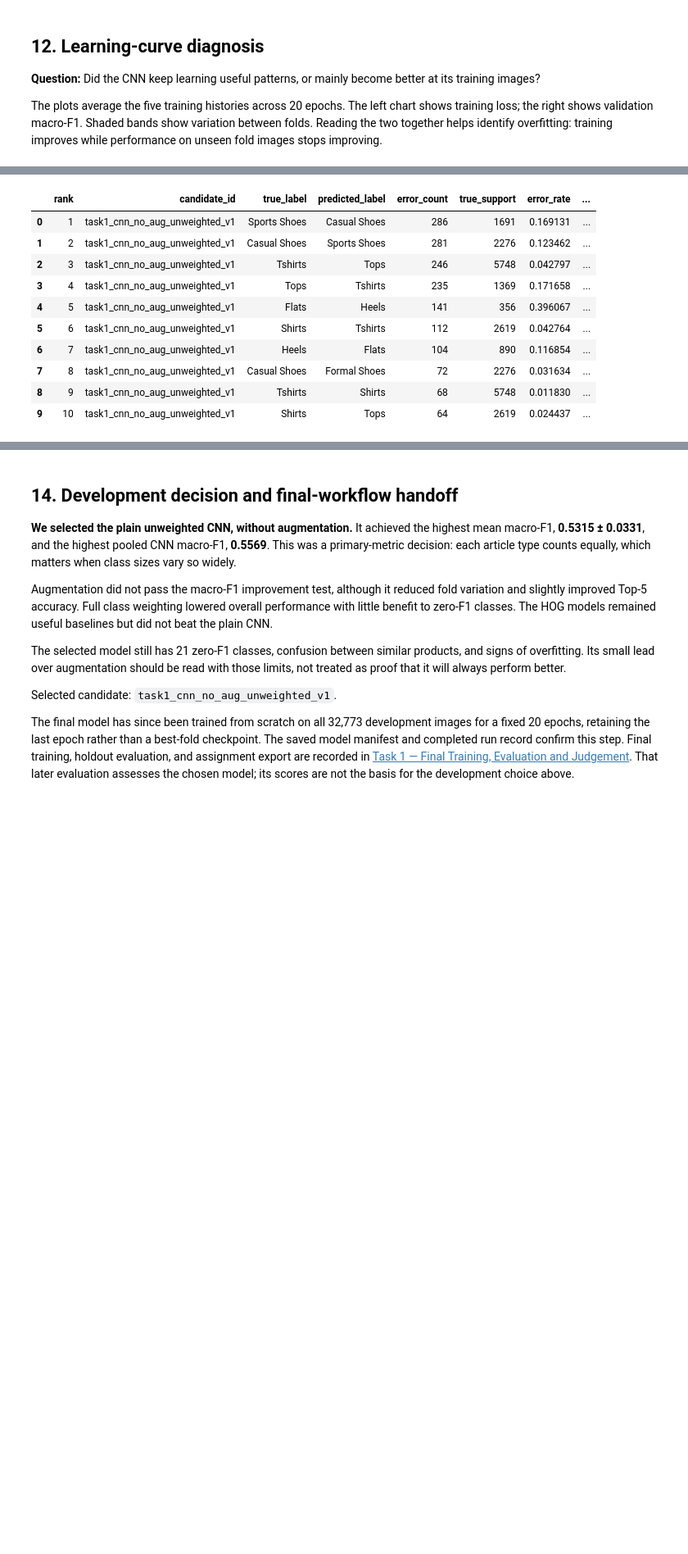
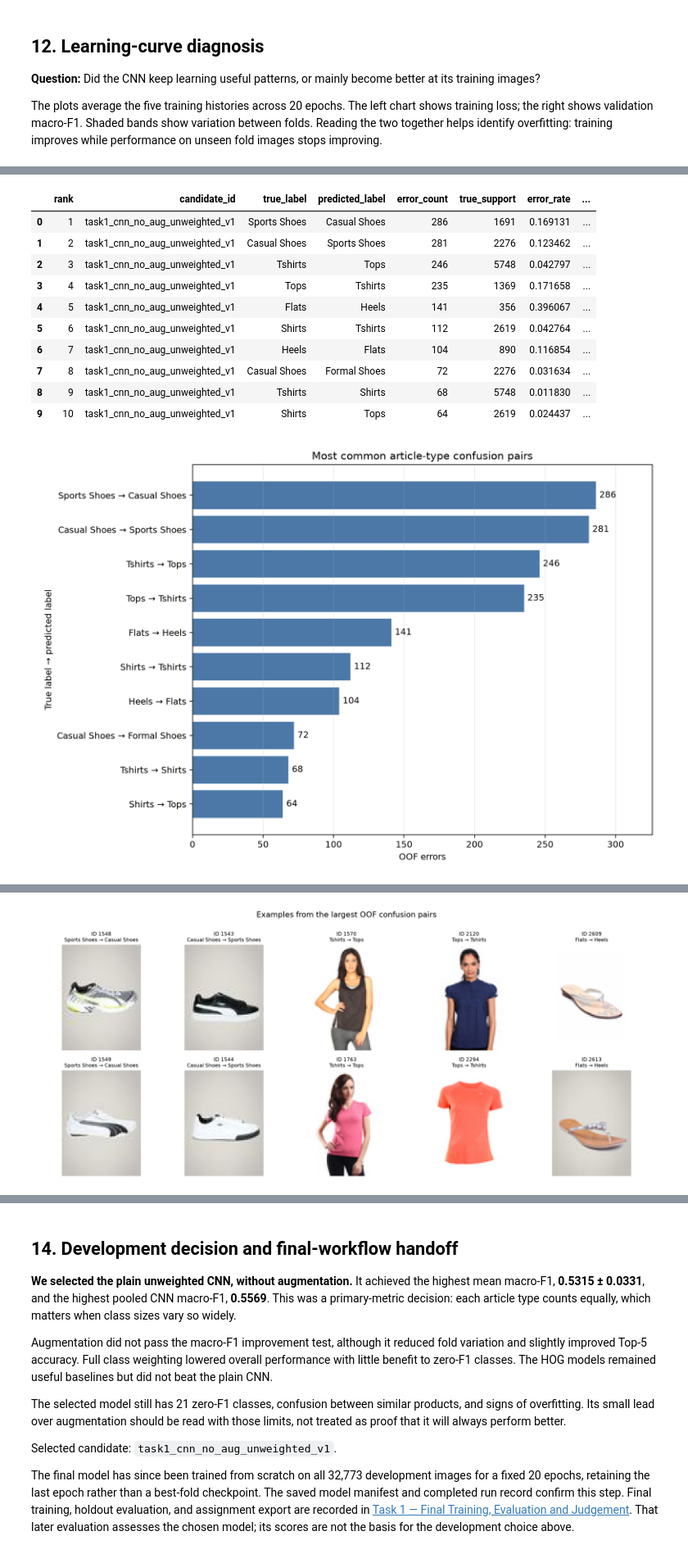
Before and after one commit to TrnLin/MLA2, a Jupyter notebook: notebooks/02_task1_part1_article_type.ipynb, the cells around one changed output, grey strips where cells are left out. Shown at 82% size. Drawn from its saved outputs; the diff is of its cells as text; code cells hidden in the pictures; blank space fills up the shorter version.

```diff
--- a/notebooks/02_task1_part1_article_type.ipynb
+++ b/notebooks/02_task1_part1_article_type.ipynb
@@ -578,33 +609,48 @@ selected_candidate_id = "task1_cnn_no_aug_unweighted_v1"
 selected_oof_predictions = pd.read_csv(
     TASK1_EVIDENCE_DIR / "selected_oof_predictions.csv",
     keep_default_na=False,
 )
 validate_oof_predictions(
     selected_oof_predictions, task1_development["id"].astype(int).tolist()
 )
 confusion_detail = build_task1_confusion_detail(
     selected_oof_predictions,
     candidate_id=selected_candidate_id,
     limit=10,
 )
 atomic_write_csv(TASK1_EVIDENCE_DIR / "top_confusion_pairs.csv", confusion_detail)
-write_task1_confusion_pair_figure(confusion_detail)
-write_task1_focused_confusion_figure(selected_oof_predictions, confusion_detail)
-write_task1_confusion_example_figure(
+confusion_pair_path = write_task1_confusion_pair_figure(
+    confusion_detail,
+    output=TASK1_FIGURE_DIR / "top_confusion_pairs.png",
+)
+focused_confusion_path = write_task1_focused_confusion_figure(
+    selected_oof_predictions,
+    confusion_detail,
+    output=TASK1_FIGURE_DIR / "focused_confusion_matrix.png",
+)
+confusion_examples_path = write_task1_confusion_example_figure(
     selected_oof_predictions,
     splits,
     confusion_detail,
+    output=TASK1_FIGURE_DIR / "confusion_examples.png",
 )
 display(confusion_detail)
+for figure_path in (
+    confusion_pair_path,
+    focused_confusion_path,
+    confusion_examples_path,
+):
+    display(Image(filename=str(figure_path)))
 # %% [output]
 |  | rank | candidate_id | true_label | predicted_label | error_count | true_support | error_rate | ... |
 | 0 | 1 | task1_cnn_no_aug_unweighted_v1 | Sports Shoes | Casual Shoes | 286 | 1691 | 0.169131 | ... |
 | 1 | 2 | task1_cnn_no_aug_unweighted_v1 | Casual Shoes | Sports Shoes | 281 | 2276 | 0.123462 | ... |
 | 2 | 3 | task1_cnn_no_aug_unweighted_v1 | Tshirts | Tops | 246 | 5748 | 0.042797 | ... |
 | 3 | 4 | task1_cnn_no_aug_unweighted_v1 | Tops | Tshirts | 235 | 1369 | 0.171658 | ... |
 | 4 | 5 | task1_cnn_no_aug_unweighted_v1 | Flats | Heels | 141 | 356 | 0.396067 | ... |
 | 5 | 6 | task1_cnn_no_aug_unweighted_v1 | Shirts | Tshirts | 112 | 2619 | 0.042764 | ... |
 | 6 | 7 | task1_cnn_no_aug_unweighted_v1 | Heels | Flats | 104 | 890 | 0.116854 | ... |
 | 7 | 8 | task1_cnn_no_aug_unweighted_v1 | Casual Shoes | Formal Shoes | 72 | 2276 | 0.031634 | ... |
 | 8 | 9 | task1_cnn_no_aug_unweighted_v1 | Tshirts | Shirts | 68 | 5748 | 0.011830 | ... |
 | 9 | 10 | task1_cnn_no_aug_unweighted_v1 | Shirts | Tops | 64 | 2619 | 0.024437 | ... |
+[figure, added]
@@ -611,3 +658,4 @@ display(confusion_detail)
+[figure, added]
 # %% [markdown]
 ### A closer look at the largest mistakes
 
```
Also changed, not shown: parts of 8 cells of this notebook, 1 other file.
